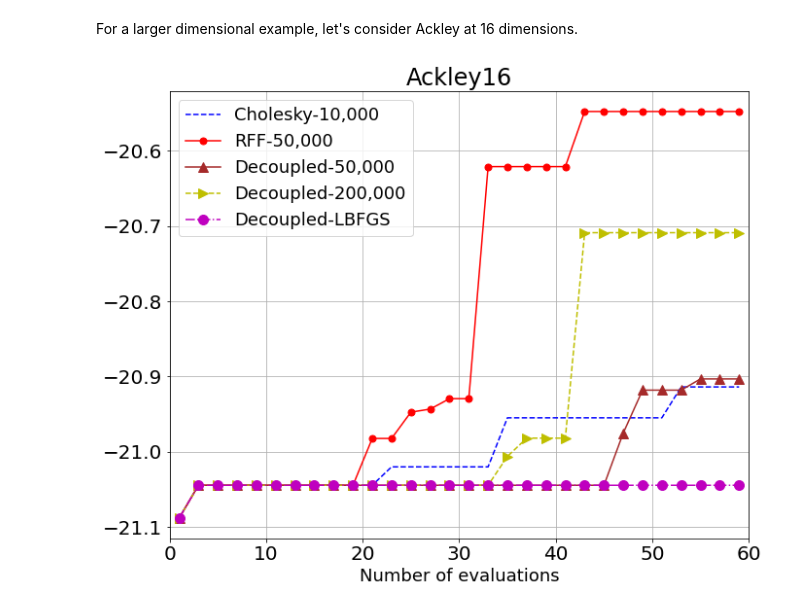
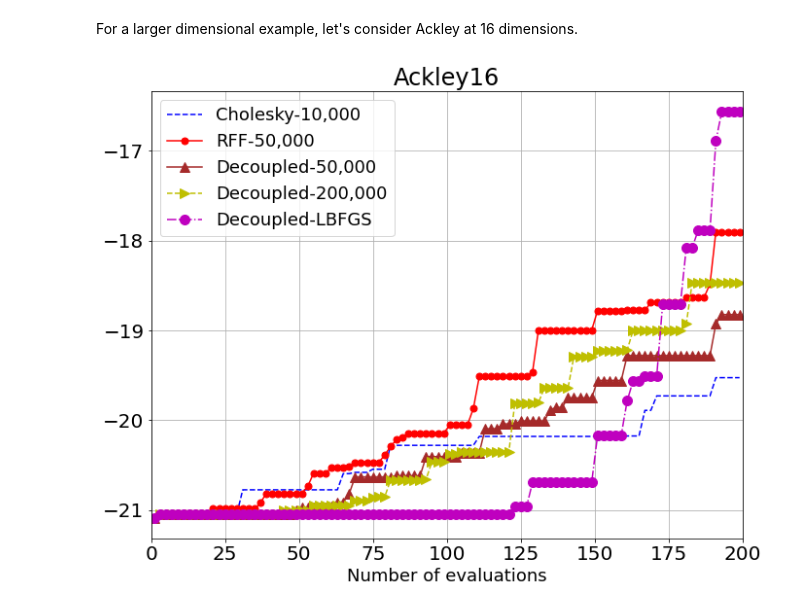
Before and after one commit to saitcakmak/gp-sampling, a Jupyter notebook: notebooks/ciq_thompson_sampling.ipynb, the cells around one changed output. Cells and saved outputs as stored; diff of their text form; code cells hidden in the pictures.

Commit message:
update with large optimization budget

```diff
--- a/notebooks/ciq_thompson_sampling.ipynb
+++ b/notebooks/ciq_thompson_sampling.ipynb
@@ -89,6 +89,10 @@ def generate_batch(
     model = SingleTaskGP(X, train_Y, likelihood=likelihood, covar_module=covar_module)
     mll = ExactMarginalLogLikelihood(model.likelihood, model)
     fit_gpytorch_model(mll)
+
+    if sampler == "cont_ds":
+        raw_samples = n_candidates[1]
+        n_candidates = n_candidates[0]
 
     # Candidates
     sobol = SobolEngine(X.shape[-1], scramble=True)
@@ -126,7 +130,7 @@ def generate_batch(
             X_next = continuous_decoupled_ts(
                 posterior_sampler=ds,
                 num_restarts=n_candidates,
-                raw_samples=n_candidates * 256,
+                raw_samples=raw_samples,
                 d=dim,
             )
     return X_next
@@ -285,0 +294,4 @@ X_cont_ds, Y_cont_ds = run_optimization(n_init, max_evals, batch_size, "cont_ds"
+# %%
+_, Y_cont_ds_2 = run_optimization(
+    n_init, max_evals, batch_size, "cont_ds", (1024, 16384), seed=seed
+)
@@ -316,6 +342,7 @@ except FileNotFoundError:
         "ds_50": torch.zeros(num_replications, max_evals, 1),
         "ds_200": torch.zeros(num_replications, max_evals, 1),
         "ds_cont": torch.zeros(num_replications, max_evals, 1),
+        "ds_cont_2": torch.zeros(num_replications, max_evals, 1),
         "completed": 0,
     }
 
@@ -337,7 +364,10 @@ for seed in range(output["completed"], num_replications):
         n_init, max_evals, batch_size, "decoupled", 200000, seed=seed, verbose=False
     )
     _, output["ds_cont"][seed] = run_optimization(
-        n_init, max_evals, batch_size, "cont_ds", 64, seed=seed, verbose=False
+        n_init, max_evals, batch_size, "cont_ds", (64, 16384), seed=seed, verbose=False
+    )
+    _, output["ds_cont_2"][seed] = run_optimization(
+        n_init, max_evals, batch_size, "cont_ds", (1024, 16384), seed=seed, verbose=False
     )
     output["completed"] = seed + 1
     torch.save(output, "tmp_out_hart.pt")
@@ -349,6 +379,7 @@ results = [
     (output["ds_50"].mean(dim=0).cpu(), "Decoupled-50,000", "brown", "^", 10, "-"),
     (output["ds_200"].mean(dim=0).cpu(), "Decoupled-200,000", "y", ">", 10, "--"),
     (output["ds_cont"].mean(dim=0).cpu(), "Decoupled-LBFGS", "m", "o",10, "-."),
+    (output["ds_cont_2"].mean(dim=0).cpu(), "Decoupled-LBFGS-2", "orange", "2", 10, "-."),
 ]
 
 plot_results(results, "Hartmann6", hart6.optimal_value)
@@ -427,6 +455,7 @@ except FileNotFoundError:
         "ds_50": torch.zeros(num_replications, max_evals, 1),
         "ds_200": torch.zeros(num_replications, max_evals, 1),
         "ds_cont": torch.zeros(num_replications, max_evals, 1),
+        "ds_cont_2": torch.zeros(num_replications, max_evals, 1),
         "completed": 0,
     }
 
@@ -448,7 +477,10 @@ for seed in range(output["completed"], num_replications):
         n_init, max_evals, batch_size, "decoupled", 200000, seed=seed, verbose=False
     )
     _, output["ds_cont"][seed] = run_optimization(
-        n_init, max_evals, batch_size, "cont_ds", 64, seed=seed, verbose=False
+        n_init, max_evals, batch_size, "cont_ds", (64, 16384), seed=seed, verbose=False
+    )
+    _, output["ds_cont_2"][seed] = run_optimization(
+        n_init, max_evals, batch_size, "cont_ds", (1024, 16384), seed=seed, verbose=False
     )
     output["completed"] = seed + 1
     torch.save(output, "tmp_out_cos8.pt")
@@ -460,6 +492,7 @@ results = [
     (output["ds_50"].mean(dim=0).cpu(), "Decoupled-50,000", "brown", "^", 10, "-"),
     (output["ds_200"].mean(dim=0).cpu(), "Decoupled-200,000", "y", ">", 10, "--"),
     (output["ds_cont"].mean(dim=0).cpu(), "Decoupled-LBFGS", "m", "o",10, "-""."),
+    (output["ds_cont_2"].mean(dim=0).cpu(), "Decoupled-LBFGS-2", "orange", "2", 10, "-."),
 ]
 
 plot_results(results, "Cosine8", cos8.optimal_value)
@@ -478,10 +521,14 @@ def eval_objective(x):
     """This is a helper function we use to unnormalize and evalaute a point"""
     return ack(unnormalize(x, ack.bounds))
 # %%
+batch_size = 10
+n_init = 20
+max_evals = 200
+
 num_replications = 10
 start = time()
 try:
-    output = torch.load("tmp_out_ack.pt")
+    output = torch.load("tmp_out_ack_2.pt")
     assert output["chol"].shape[0] == num_replications
 except FileNotFoundError:
     output = {
@@ -499,33 +546,33 @@ for seed in range(output["completed"], num_replications):
     _, output["chol"][seed] = run_optimization(
         n_init, max_evals, batch_size, "cholesky", 10000, seed=seed, verbose=False
     )
     _, output["rff"][seed] = run_optimization(
         n_init, max_evals, batch_size, "rff", 50000, seed=seed, verbose=False
     )
     # _, output["ciq"][seed] = run_optimization(
     #     n_init, max_evals, batch_size, "ciq", 50000, use_keops=True, seed=seed, verbose=False
     # )
     _, output["ds_50"][seed] = run_optimization(
         n_init, max_evals, batch_size, "decoupled", 50000, seed=seed, verbose=False
     )
     _, output["ds_200"][seed] = run_optimization(
         n_init, max_evals, batch_size, "decoupled", 200000, seed=seed, verbose=False
     )
     _, output["ds_cont"][seed] = run_optimization(
-        n_init, max_evals, batch_size, "cont_ds", 64, seed=seed, verbose=False
+        n_init, max_evals, batch_size, "cont_ds", (64, 16384), seed=seed, verbose=False
     )
     output["completed"] = seed + 1
-    torch.save(output, "tmp_out_ack.pt")
+    torch.save(output, "tmp_out_ack_2.pt")
 
 results = [
     (output["chol"].mean(dim=0).cpu(), "Cholesky-10,000", "b", "", 14, "--"),
     (output["rff"].mean(dim=0).cpu(), "RFF-50,000", "r", ".", 14, "-"),
     # (output["ciq"].mean(dim=0).cpu(), "CIQ-50,000", "g", "s", 7, "-"),
     (output["ds_50"].mean(dim=0).cpu(), "Decoupled-50,000", "brown", "^", 10, "-"),
     (output["ds_200"].mean(dim=0).cpu(), "Decoupled-200,000", "y", ">", 10, "--"),
     (output["ds_cont"].mean(dim=0).cpu(), "Decoupled-LBFGS", "m", "o",10, "-""."),
 ]
 
 plot_results(results, "Ackley16", None)
 # %% [output]
-[figure, old version]
+[figure, new version]
```
Also changed, not shown: parts of 16 cells of this notebook.
